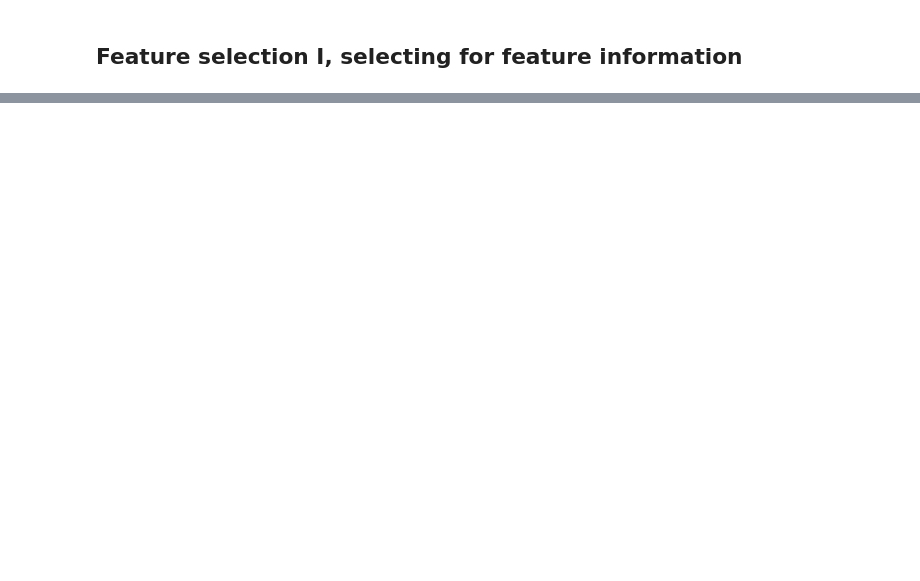
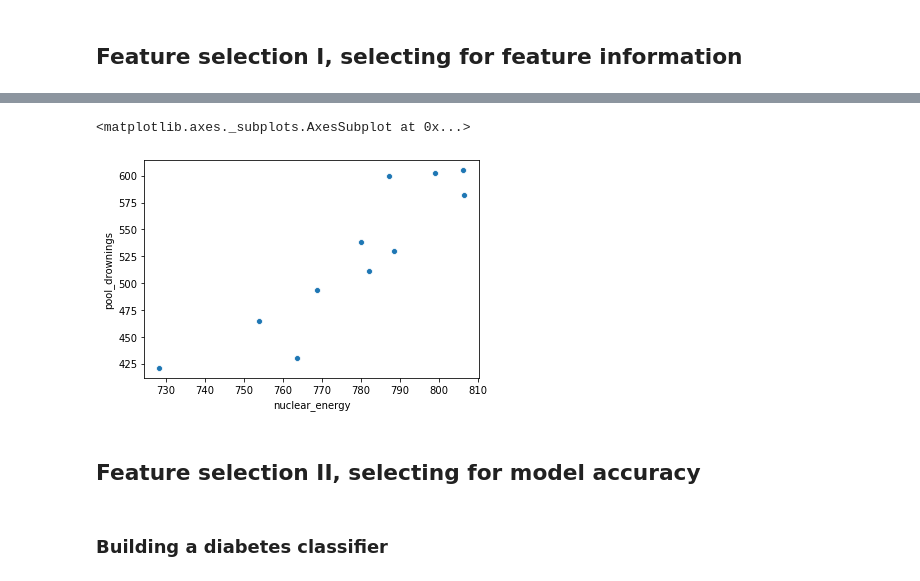
Before and after one commit to iDataist/Dimensionality-Reduction-in-Python, a Jupyter notebook: Dimensionality_Reduction_in_Python.ipynb, the cells around one changed output, grey strips where cells are left out. Saved outputs shown, nothing was run; the diff lists cells and outputs as text; code cells hidden in the pictures; blank space fills up the shorter version.

```diff
--- a/Dimensionality_Reduction_in_Python.ipynb
+++ b/Dimensionality_Reduction_in_Python.ipynb
@@ -141,0 +317,12 @@ sns.scatterplot(x="x", y="y", hue='Gender', data=df)
+# %%
+weird_df = pd.DataFrame([[421.0, 728.3], [465.0, 753.9], [494.0, 768.8], [538.0, 780.1], [430.0, 763.7], [530.0, 788.5], [511.0, 782.0], [600.0, 787.2], [582.0, 806.4], [605.0, 806.2], [603.0, 798.9]], columns = ['pool_drownings', 'nuclear_energy'])
+# %%
+# Put nuclear energy production on the x-axis and the number of pool drownings on the y-axis
+sns.scatterplot(x='nuclear_energy', y='pool_drownings', data=weird_df)
+# %% [output]
+<matplotlib.axes._subplots.AxesSubplot at 0x...>
+[figure, added]
+# %% [markdown]
+## Feature selection II, selecting for model accuracy
+# %% [markdown]
+### Building a diabetes classifier
```
Also changed, not shown: parts of 90 cells of this notebook.
